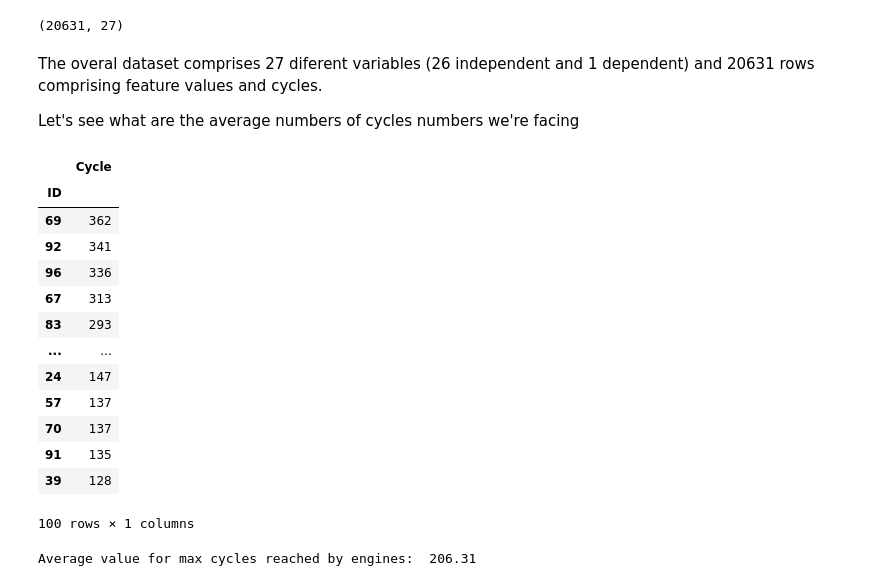
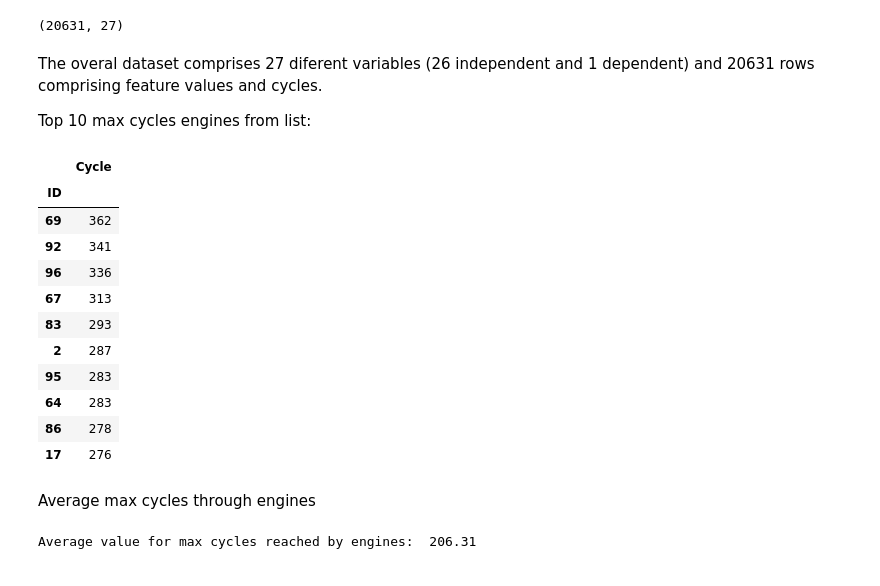
Before and after one commit to LorenzoCastroDS/TFM, a Jupyter notebook: Engine Prognosis Modelling.ipynb, the cells around one changed output. Drawn from its saved outputs; the diff is of its cells as text; code cells hidden in the pictures.

```diff
--- a/Engine Prognosis Modelling.ipynb
+++ b/Engine Prognosis Modelling.ipynb
@@ -167,24 +174,24 @@ df_train_1.shape
 # %% [markdown]
 The overal dataset comprises 27 diferent variables (26 independent and 1 dependent) and 20631 rows comprising feature values and cycles.
 
-Let's see what are the average numbers of cycles numbers we're facing
+Top 10 max cycles engines from list:
 # %%
-df_train_1[["ID","Cycle"]].groupby("ID").max(["Cycle"]).sort_values(by='Cycle', ascending=False)
+df_train_1[["ID","Cycle"]].groupby("ID").max(["Cycle"]).sort_values(by='Cycle', ascending=False).head(10)
 # %% [output]
 |  | Cycle |
 | ID |  |
 | 69 | 362 |
 | 92 | 341 |
 | 96 | 336 |
 | 67 | 313 |
 | 83 | 293 |
-| ... | ... |
-| 24 | 147 |
-| 57 | 137 |
-| 70 | 137 |
-| 91 | 135 |
-| 39 | 128 |
+| 2 | 287 |
+| 95 | 283 |
+| 64 | 283 |
+| 86 | 278 |
+| 17 | 276 |
-100 rows × 1 columns
+# %% [markdown]
+Average max cycles through engines
 # %%
 max_cycle_dataset_1 = df_train_1.groupby(["ID"])["Cycle"].max().reset_index()
 max_cycle_dataset_1 = max_cycle_dataset_1.rename(columns={"Cycle":"Max_cycle"})
```
Also changed, not shown: parts of 44 cells of this notebook.
